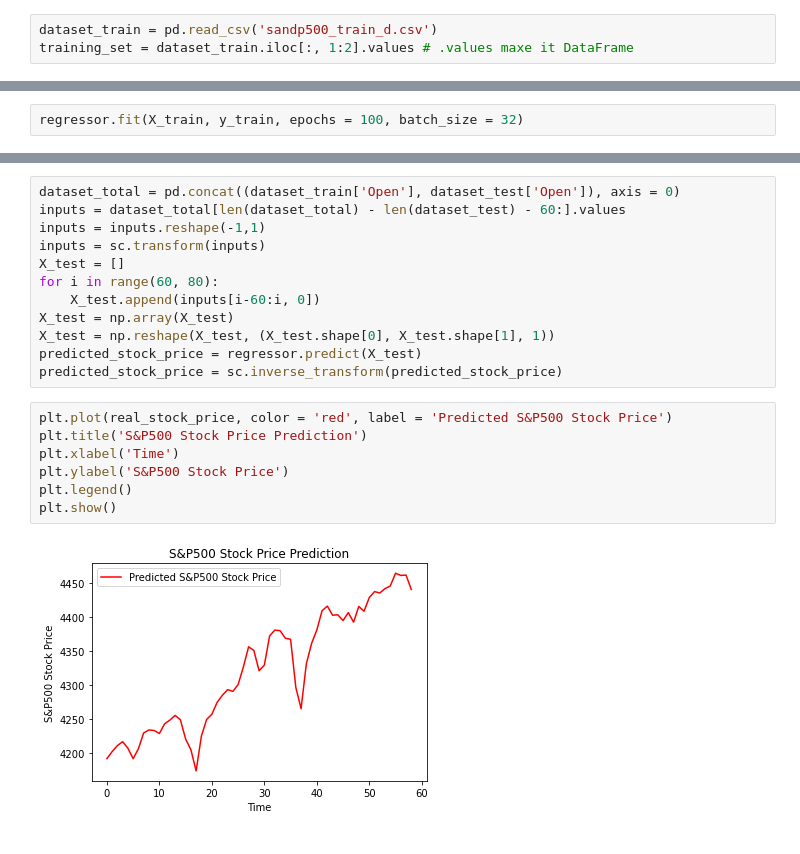
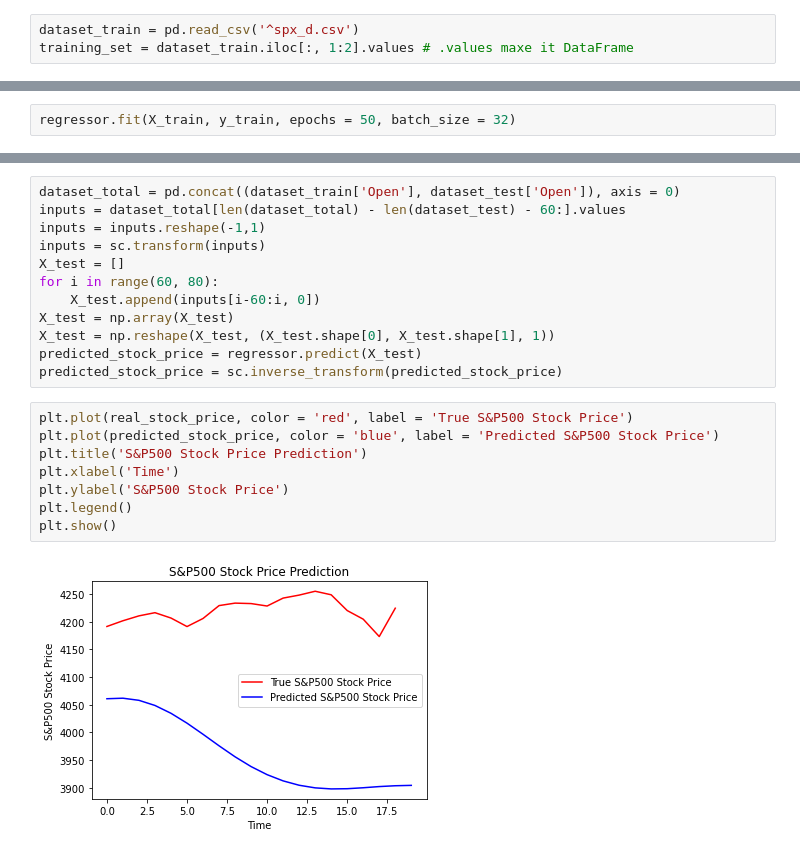
Before and after one commit to yotam21yotam/LSTM_RNN_SandP500_stock_price_forecasting, a Jupyter notebook: RNN-LSTM-sp500-prediction.ipynb, the cells around one changed output, grey strips where cells are left out. Cells and saved outputs as stored; diff of their text form.

```diff
--- a/RNN-LSTM-sp500-prediction.ipynb
+++ b/RNN-LSTM-sp500-prediction.ipynb
@@ -3,7 +3,7 @@ import numpy as np
 import matplotlib.pyplot as plt
 import pandas as pd
 # %%
-dataset_train = pd.read_csv('sandp500_train_d.csv')
+dataset_train = pd.read_csv('^spx_d.csv')
 training_set = dataset_train.iloc[:, 1:2].values # .values maxe it DataFrame
 # %%
 from sklearn.preprocessing import MinMaxScaler
@@ -64,5 +64,5 @@ regressor.add(Dense(units = 1))
 # %%
 regressor.compile(optimizer = 'adam', loss = 'mean_squared_error')
 # %%
-regressor.fit(X_train, y_train, epochs = 100, batch_size = 32)
+regressor.fit(X_train, y_train, epochs = 50, batch_size = 32)
 # %% [output]
@@ -100,11 +100,12 @@ X_test = np.reshape(X_test, (X_test.shape[0], X_test.shape[1], 1))
 predicted_stock_price = regressor.predict(X_test)
 predicted_stock_price = sc.inverse_transform(predicted_stock_price)
 # %%
-plt.plot(real_stock_price, color = 'red', label = 'Predicted S&P500 Stock Price')
+plt.plot(real_stock_price, color = 'red', label = 'True S&P500 Stock Price')
+plt.plot(predicted_stock_price, color = 'blue', label = 'Predicted S&P500 Stock Price')
 plt.title('S&P500 Stock Price Prediction')
 plt.xlabel('Time')
 plt.ylabel('S&P500 Stock Price')
 plt.legend()
 plt.show()
 # %% [output]
-[figure, old version]
+[figure, new version]
```
Also changed, not shown: parts of 1 cell of this notebook.
